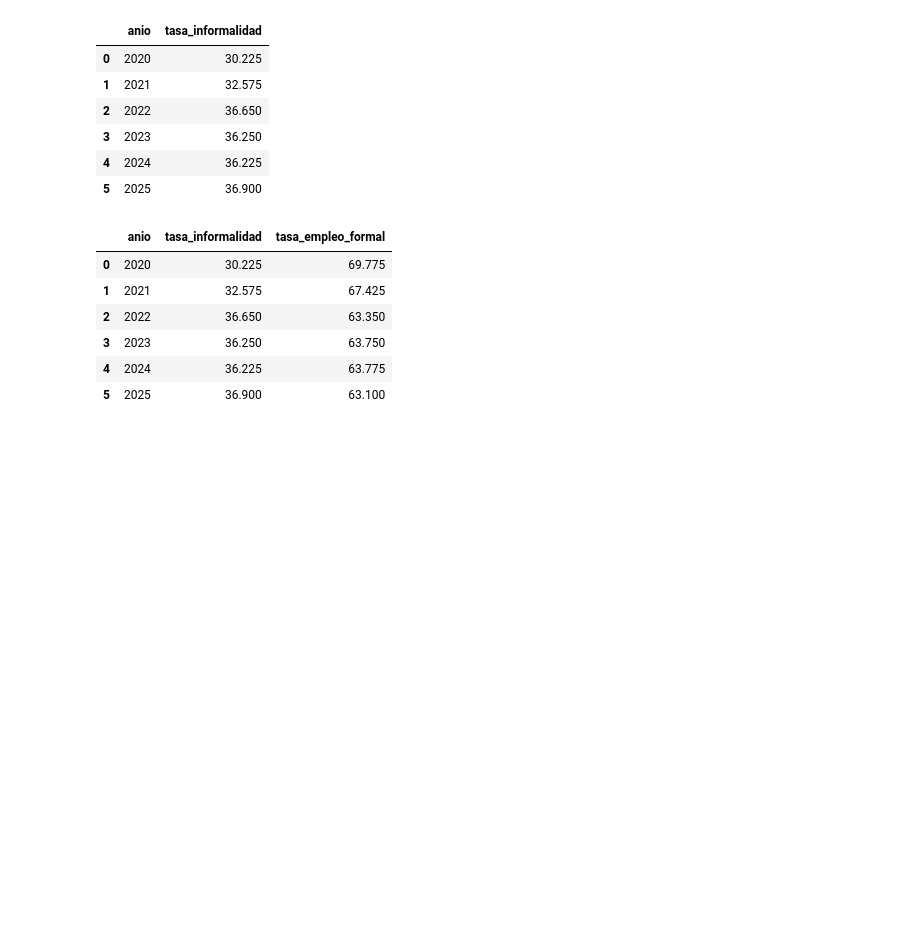
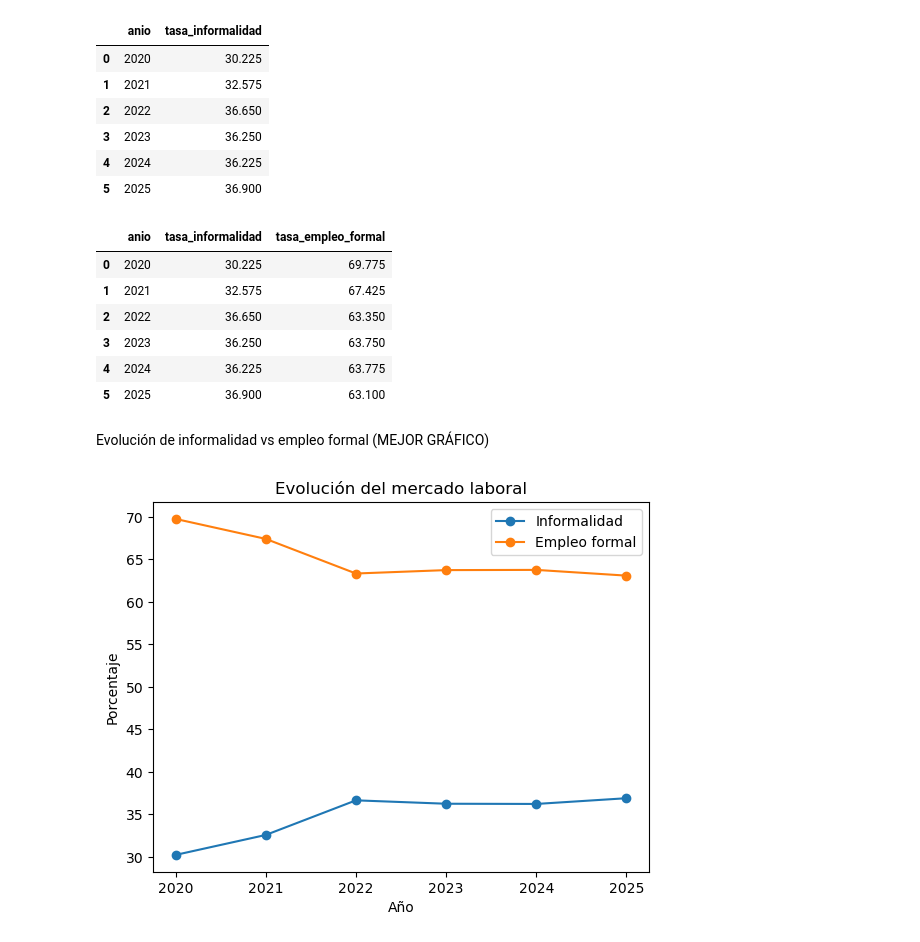
Before and after one commit to Soledad1988/ProyectoImpuestos, a Jupyter notebook: Laboral/Laboral_Anual/03_analisis_Laboral_anual.ipynb, the cells around one changed output. Saved outputs shown, nothing was run; the diff lists cells and outputs as text; code cells hidden in the pictures; blank space fills up the shorter version.

Commit message:
Cambios en cuadernos laboral

```diff
--- a/Laboral/Laboral_Anual/03_analisis_Laboral_anual.ipynb
+++ b/Laboral/Laboral_Anual/03_analisis_Laboral_anual.ipynb
@@ -231,3 +231,20 @@ df_informal_anual.to_csv(
     index=False,
     encoding="utf-8-sig"
 )
+# %% [markdown]
+Evolución de informalidad vs empleo formal (MEJOR GRÁFICO)
+# %%
+plt.figure()
+
+plt.plot(df_informal_anual["anio"], df_informal_anual["tasa_informalidad"], marker="o", label="Informalidad")
+plt.plot(df_informal_anual["anio"], df_informal_anual["tasa_empleo_formal"], marker="o", label="Empleo formal")
+
+plt.title("Evolución del mercado laboral")
+plt.xlabel("Año")
+plt.ylabel("Porcentaje")
+
+plt.legend()
+
+plt.show()
+# %% [output]
+[figure, added]
```
Also changed, not shown: parts of 9 cells of this notebook.
